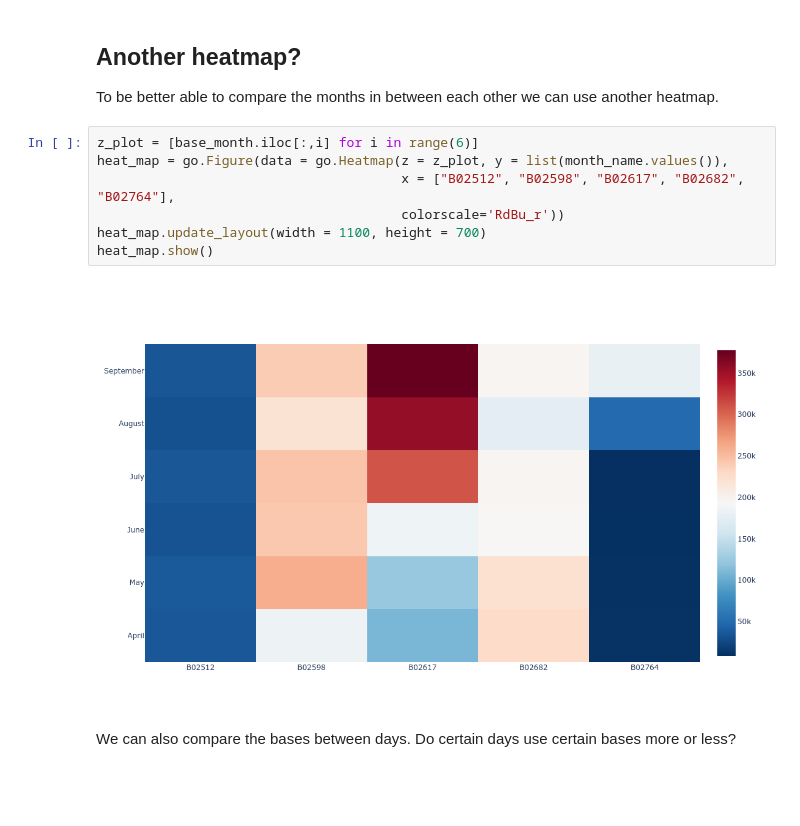
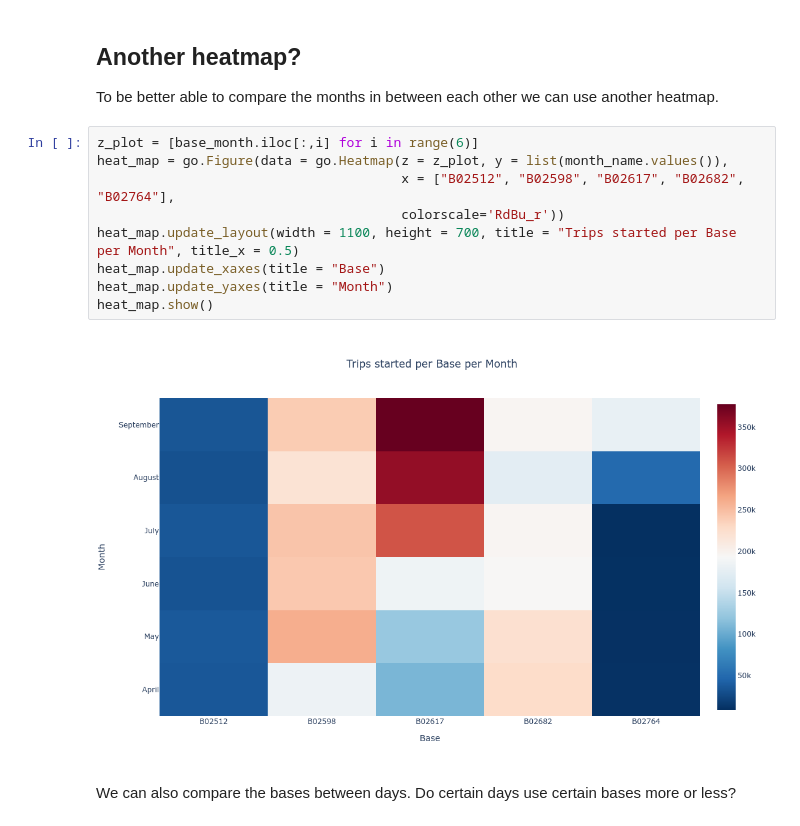
Before and after one commit to FabianBong/Uber-Pick-Ups-In-New-York, a Jupyter notebook: Code/Uber.ipynb, the cells around one changed output. Drawn from its saved outputs; the diff is of its cells as text; blank space fills up the shorter version.

```diff
--- a/Code/Uber.ipynb
+++ b/Code/Uber.ipynb
@@ -244,12 +256,14 @@ To be better able to compare the months in between each other we can use another
 # %%
 z_plot = [base_month.iloc[:,i] for i in range(6)]
 heat_map = go.Figure(data = go.Heatmap(z = z_plot, y = list(month_name.values()),
                                        x = ["B02512", "B02598", "B02617", "B02682", "B02764"],
                                        colorscale='RdBu_r'))
-heat_map.update_layout(width = 1100, height = 700)
+heat_map.update_layout(width = 1100, height = 700, title = "Trips started per Base per Month", title_x = 0.5)
+heat_map.update_xaxes(title = "Base")
+heat_map.update_yaxes(title = "Month")
 heat_map.show()
 # %% [output]
-[figure, old version]
+[figure, new version]
 # %% [markdown]
 We can also compare the bases between days. Do certain days use certain bases more or less?
 # %%
```
Also changed, not shown: parts of 13 cells of this notebook.
